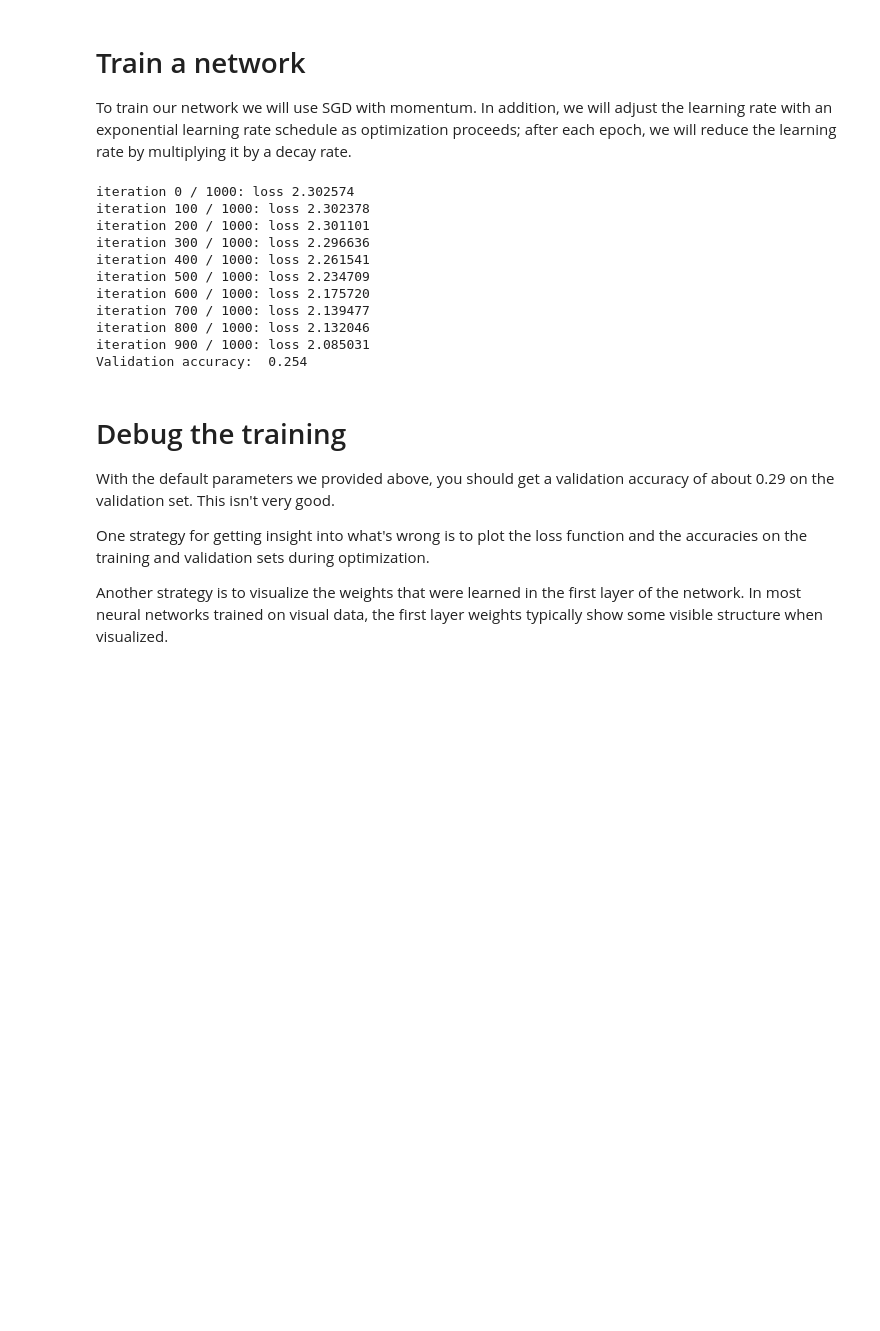
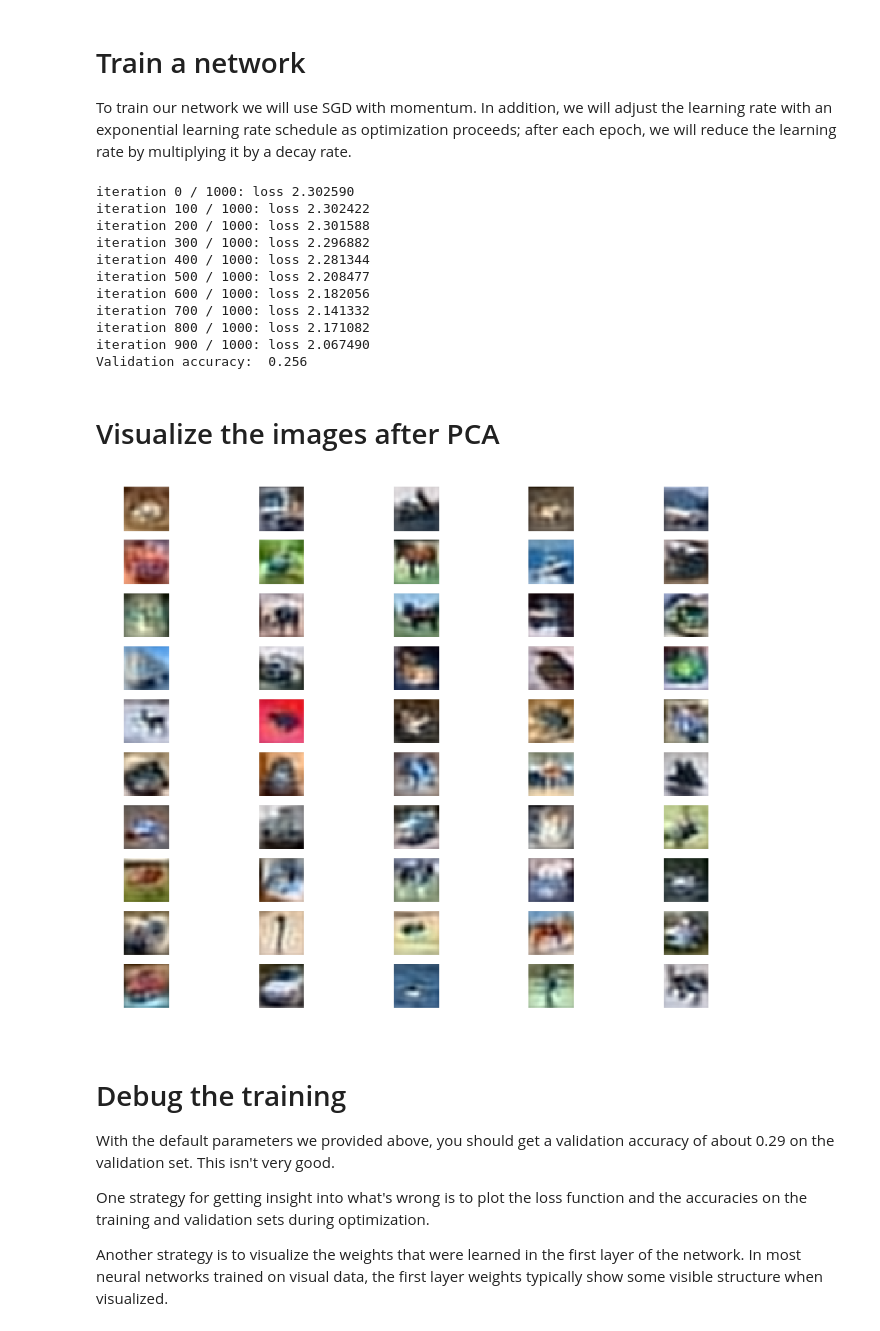
Before and after one commit to reza-asad/cs231n-Convolutional-Neural-Networks, a Jupyter notebook: assignment1/two_layer_net.ipynb, the cells around one changed output. Cells and saved outputs as stored; diff of their text form; code cells hidden in the pictures; blank space fills up the shorter version.

Commit message:
some clean up and visualizing images after PCA

```diff
--- a/assignment1/two_layer_net.ipynb
+++ b/assignment1/two_layer_net.ipynb
@@ -153,7 +153,11 @@ Now that you have implemented a two-layer network that passes gradient checks an
 # %%
 from cs231n.data_utils import load_CIFAR10
 
-def get_CIFAR10_data(num_training=49000, num_validation=1000, num_test=1000):
+pca_size = 100
+num_training = 49000
+num_validation = 1000
+num_test = 1000
+def get_CIFAR10_data(num_training=num_training, num_validation=num_validation, num_test=num_test):
     """
     Load the CIFAR-10 dataset from disk and perform preprocessing to prepare
     it for the two-layer neural net classifier. These are the same steps as
@@ -185,22 +189,22 @@ def get_CIFAR10_data(num_training=49000, num_validation=1000, num_test=1000):
     X_val = X_val.reshape(num_validation, -1)
     X_test = X_test.reshape(num_test, -1)
 
-    X = np.concatenate((X_train, X_val, X_test), axis=0)
-    # Use PCA to reduce the dimensionality of the data.
-    def apply_pca(Z):
-        cov = np.dot(Z.T, Z) / Z.shape[0]
-        U, S, V = np.linalg.svd(cov)
-        return np.dot(Z, U[:, :100])
-    X = apply_pca(X)
-    X_train = X[:num_training,]
-    X_val = X[num_training:num_training + num_validation,]
-    X_test = X[num_training + num_validation:,]
-
     return X_train, y_train, X_val, y_val, X_test, y_test
 
 
 # Invoke the above function to get our data.
 X_train, y_train, X_val, y_val, X_test, y_test = get_CIFAR10_data()
+
+X = np.concatenate((X_train, X_val, X_test), axis=0)
+# Use PCA to reduce the dimensionality of the data.
+cov = np.dot(X.T, X) / X.shape[0]
+U, S, V = np.linalg.svd(cov)
+Xrot = np.dot(X, U[:, :pca_size])
+
+X_train = Xrot[:num_training,]
+X_val = Xrot[num_training:num_training + num_validation,]
+X_test = Xrot[num_training + num_validation:,]
+
 print('Train data shape: ', X_train.shape)
 print('Train labels shape: ', y_train.shape)
 print('Validation data shape: ', X_val.shape)
@@ -221,7 +225,7 @@ To train our network we will use SGD with momentum. In addition, we will adjust
 input_size = 32 * 32 * 3
 hidden_size = 50
 num_classes = 10
-net = TwoLayerNet(input_size, hidden_size, num_classes)
+net = TwoLayerNet(pca_size, hidden_size, num_classes)
 
 # Train the network
 stats = net.train(X_train, y_train, X_val, y_val,
@@ -233,17 +237,31 @@ stats = net.train(X_train, y_train, X_val, y_val,
 val_acc = (net.predict(X_val) == y_val).mean()
 print('Validation accuracy: ', val_acc)
 # %% [output]
-iteration 0 / 1000: loss 2.302574
-iteration 100 / 1000: loss 2.302378
-iteration 200 / 1000: loss 2.301101
-iteration 300 / 1000: loss 2.296636
-iteration 400 / 1000: loss 2.261541
-iteration 500 / 1000: loss 2.234709
-iteration 600 / 1000: loss 2.175720
-iteration 700 / 1000: loss 2.139477
-iteration 800 / 1000: loss 2.132046
-iteration 900 / 1000: loss 2.085031
-Validation accuracy:  0.254
+iteration 0 / 1000: loss 2.302590
+iteration 100 / 1000: loss 2.302422
+iteration 200 / 1000: loss 2.301588
+iteration 300 / 1000: loss 2.296882
+iteration 400 / 1000: loss 2.281344
+iteration 500 / 1000: loss 2.208477
+iteration 600 / 1000: loss 2.182056
+iteration 700 / 1000: loss 2.141332
+iteration 800 / 1000: loss 2.171082
+iteration 900 / 1000: loss 2.067490
+Validation accuracy:  0.256
+# %% [markdown]
+# Visualize the images after PCA
+# %%
+num_images_to_show = 50
+imgs = np.dot(X_train, U[:,:pca_size].T)
+for i, img in enumerate(imgs[:num_images_to_show, :]):
+    img = img.reshape(32, 32, 3, -1).transpose(3, 0, 1, 2)
+    plt.subplot(10,5, i+1)
+    plt.imshow(visualize_grid(img, padding=3).astype('uint8'))
+    plt.axis('off')
+
+plt.show()
+# %% [output]
+[figure, added]
 # %% [markdown]
 # Debug the training
 With the default parameters we provided above, you should get a validation accuracy of about 0.29 on the validation set. This isn't very good.
```
Also changed, not shown: parts of 3 cells of this notebook.
